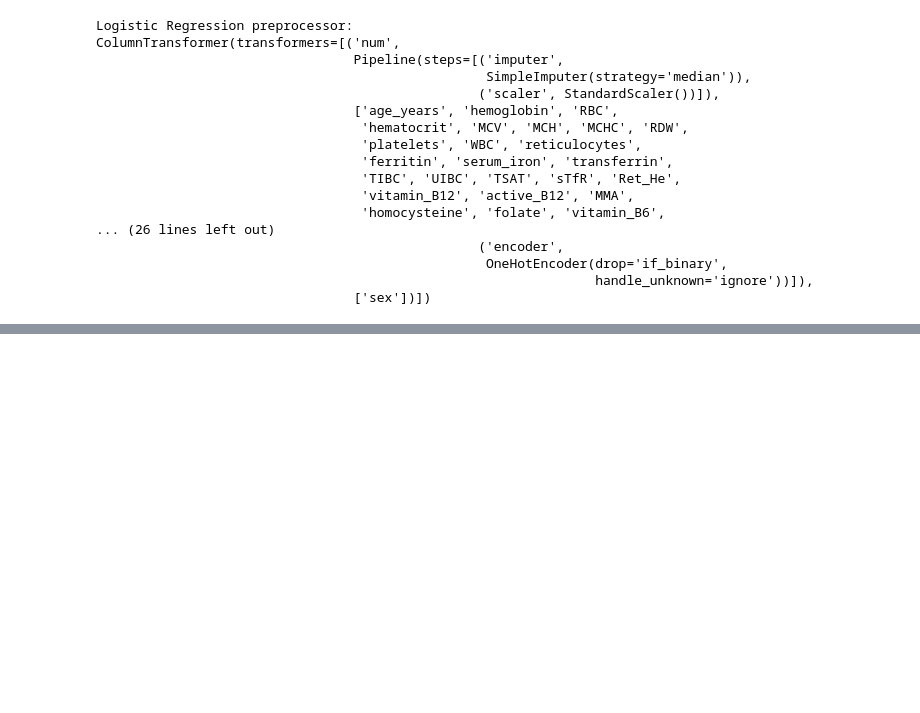
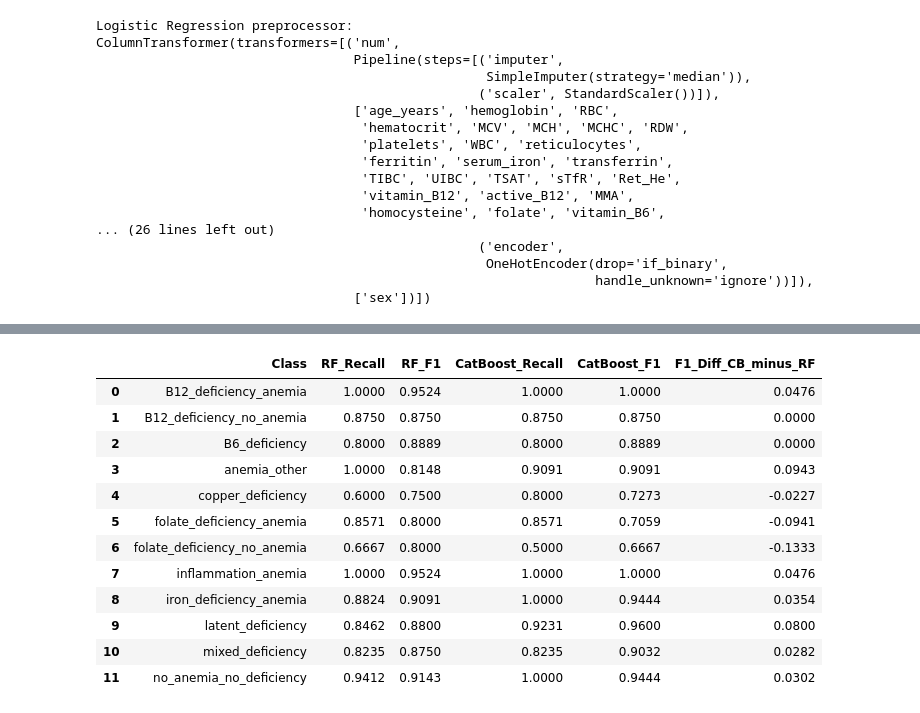
Before and after one commit to MaKudinets/Meditron_2026_Case_3, a Jupyter notebook: notebooks/preprocessing_with_explanations.ipynb, the cells around one changed output, grey strips where cells are left out. Cells and saved outputs as stored; diff of their text form; code cells hidden in the pictures; blank space fills up the shorter version.

```diff
--- a/notebooks/preprocessing_with_explanations.ipynb
+++ b/notebooks/preprocessing_with_explanations.ipynb
@@ -1119,0 +2219,10 @@ ColumnTransformer(transformers=[('num',
+# %%
+X_valid_cb = X_valid.copy()
+
+for col in categorical_features:
+    X_valid_cb[col] = (
+        X_valid_cb[col]
+        .astype("string")
+        .fillna("missing")
+        .astype(str)
+    )
@@ -1119,0 +2304,49 @@ ColumnTransformer(transformers=[('num',
+# %%
+rf_report = pd.DataFrame(
+    classification_report(
+        y_valid,
+        y_valid_pred_rf,
+        output_dict=True,
+        zero_division=0
+    )
+).T
+
+tuned_cb_report = pd.DataFrame(
+    classification_report(
+        y_valid,
+        y_valid_pred_tuned_cb,
+        output_dict=True,
+        zero_division=0
+    )
+).T
+
+class_names = sorted(y_valid.unique())
+
+class_comparison = pd.DataFrame({
+    "Class": class_names,
+    "RF_Recall": [rf_report.loc[c, "recall"] for c in class_names],
+    "RF_F1": [rf_report.loc[c, "f1-score"] for c in class_names],
+    "CatBoost_Recall": [tuned_cb_report.loc[c, "recall"] for c in class_names],
+    "CatBoost_F1": [tuned_cb_report.loc[c, "f1-score"] for c in class_names],
+})
+
+class_comparison["F1_Diff_CB_minus_RF"] = (
+    class_comparison["CatBoost_F1"]
+    - class_comparison["RF_F1"]
+)
+
+display(class_comparison.round(4))
+# %% [output]
+|  | Class | RF_Recall | RF_F1 | CatBoost_Recall | CatBoost_F1 | F1_Diff_CB_minus_RF |
+| 0 | B12_deficiency_anemia | 1.0000 | 0.9524 | 1.0000 | 1.0000 | 0.0476 |
+| 1 | B12_deficiency_no_anemia | 0.8750 | 0.8750 | 0.8750 | 0.8750 | 0.0000 |
+| 2 | B6_deficiency | 0.8000 | 0.8889 | 0.8000 | 0.8889 | 0.0000 |
+| 3 | anemia_other | 1.0000 | 0.8148 | 0.9091 | 0.9091 | 0.0943 |
+| 4 | copper_deficiency | 0.6000 | 0.7500 | 0.8000 | 0.7273 | -0.0227 |
+| 5 | folate_deficiency_anemia | 0.8571 | 0.8000 | 0.8571 | 0.7059 | -0.0941 |
+| 6 | folate_deficiency_no_anemia | 0.6667 | 0.8000 | 0.5000 | 0.6667 | -0.1333 |
+| 7 | inflammation_anemia | 1.0000 | 0.9524 | 1.0000 | 1.0000 | 0.0476 |
+| 8 | iron_deficiency_anemia | 0.8824 | 0.9091 | 1.0000 | 0.9444 | 0.0354 |
+| 9 | latent_deficiency | 0.8462 | 0.8800 | 0.9231 | 0.9600 | 0.0800 |
+| 10 | mixed_deficiency | 0.8235 | 0.8750 | 0.8235 | 0.9032 | 0.0282 |
+| 11 | no_anemia_no_deficiency | 0.9412 | 0.9143 | 1.0000 | 0.9444 | 0.0302 |
```
Also changed, not shown: parts of 113 cells of this notebook, 19 other files.
